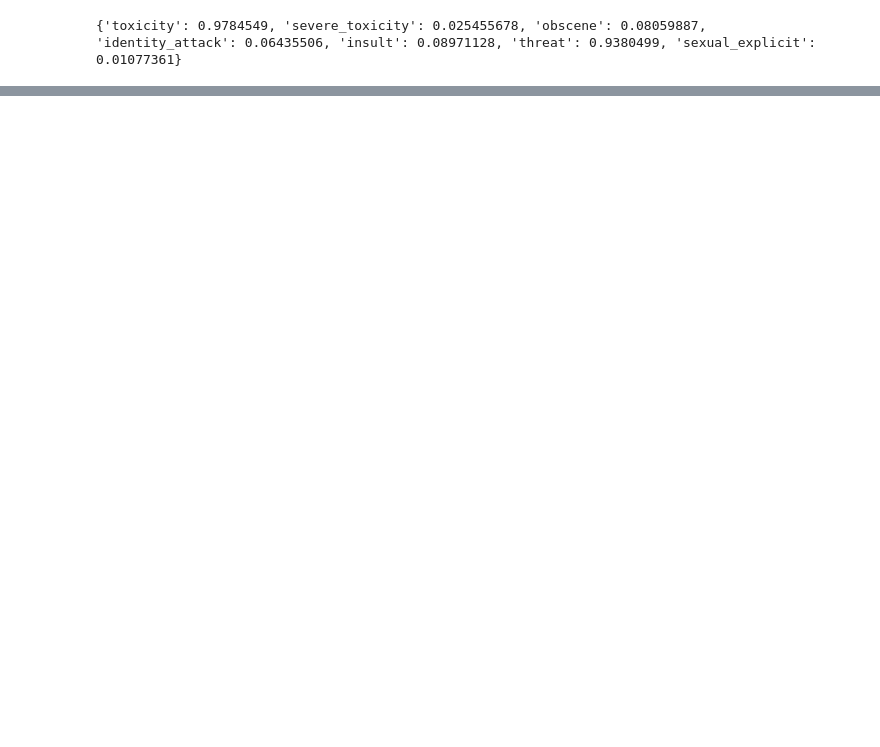
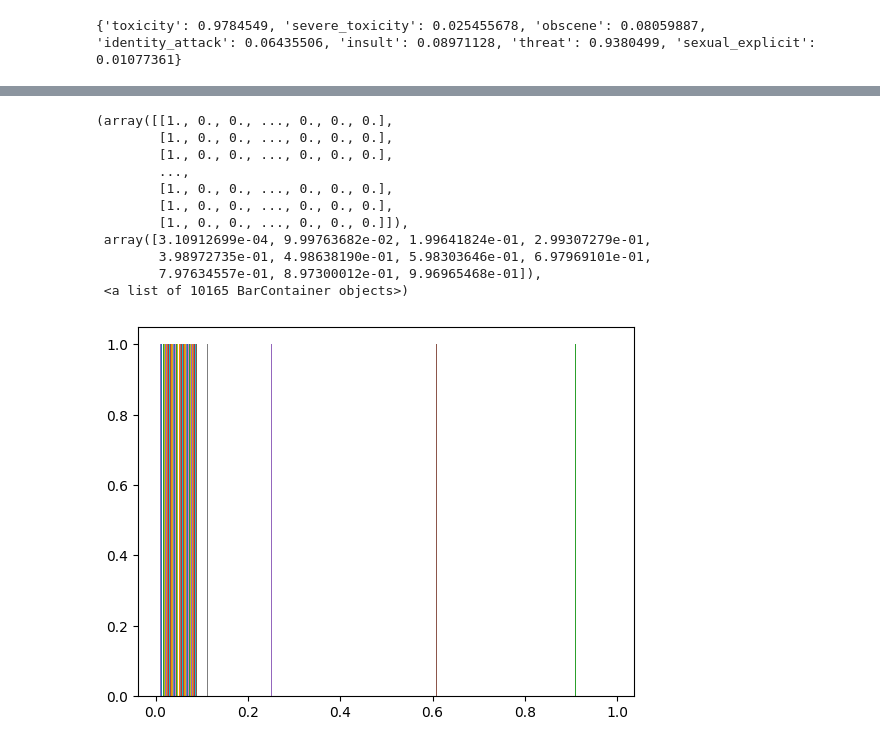
Before and after one commit to zamborg/deepGenProj, a Jupyter notebook: toxicity_evaluation.ipynb, the cells around one changed output, grey strips where cells are left out. Cells and saved outputs as stored; diff of their text form; code cells hidden in the pictures; blank space fills up the shorter version.

Commit message:
toxicity_chat_scores from detoxify

```diff
--- a/toxicity_evaluation.ipynb
+++ b/toxicity_evaluation.ipynb
@@ -67,0 +111,4 @@ print(results)
+# %%
+# lets get the detector?:
+from detoxify import Detoxify
+toxicity_detector = Detoxify('unbiased')
@@ -67,0 +119,7 @@ print(results)
+# %%
+dl = DataLoader(dataset=toxic_chat, batch_size=1)
+# %%
+user_scores, model_scores = [], []
+for d in tqdm(dl):
+    user_scores.append(toxicity_detector.predict(d['user_input']))
+    model_scores.append(toxicity_detector.predict(d['model_output']))
@@ -67,0 +146,3 @@ print(results)
+# %%
+import pandas as pd
+user_scores_pd, model_scores_pd = pd.DataFrame(user_scores), pd.DataFrame(model_scores)
@@ -67,0 +167,15 @@ print(results)
+# %%
+plt.hist(user_scores_pd['toxicity'])
+# %% [output]
+(array([[1., 0., 0., ..., 0., 0., 0.],
+        [1., 0., 0., ..., 0., 0., 0.],
+        [1., 0., 0., ..., 0., 0., 0.],
+        ...,
+        [1., 0., 0., ..., 0., 0., 0.],
+        [1., 0., 0., ..., 0., 0., 0.],
+        [1., 0., 0., ..., 0., 0., 0.]]),
+ array([3.10912699e-04, 9.99763682e-02, 1.99641824e-01, 2.99307279e-01,
+        3.98972735e-01, 4.98638190e-01, 5.98303646e-01, 6.97969101e-01,
+        7.97634557e-01, 8.97300012e-01, 9.96965468e-01]),
+ <a list of 10165 BarContainer objects>)
+[figure, added]
```
Also changed, not shown: parts of 16 cells of this notebook, 3 other files.
